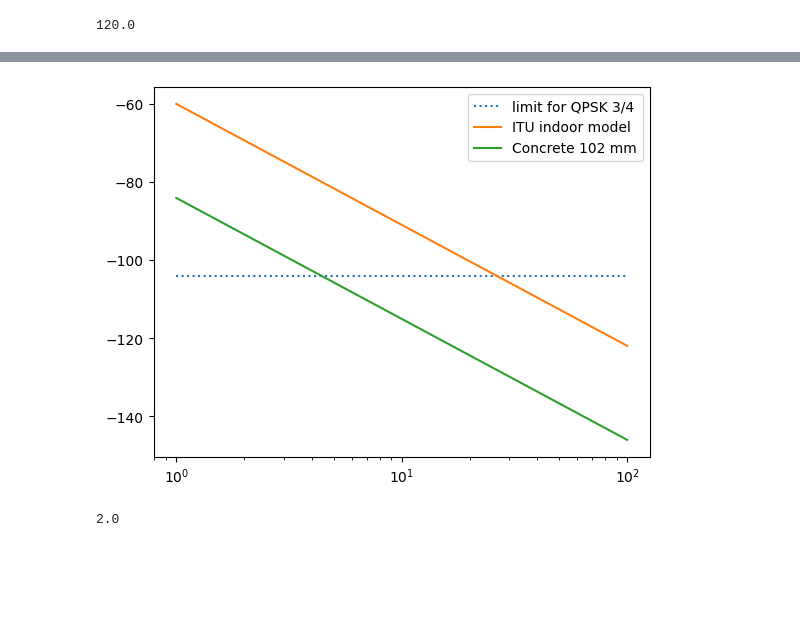
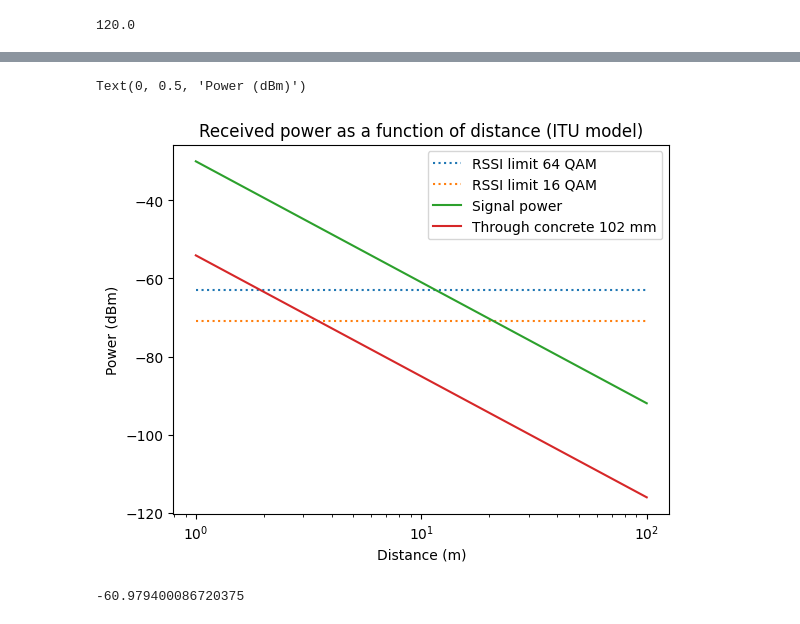
Before and after one commit to Joinatan/wireless_systems, a Jupyter notebook: casestudy1b/case_study1b.ipynb, the cells around one changed output, grey strips where cells are left out. Saved outputs shown, nothing was run; the diff lists cells and outputs as text; code cells hidden in the pictures; blank space fills up the shorter version.

```diff
--- a/casestudy1b/case_study1b.ipynb
+++ b/casestudy1b/case_study1b.ipynb
@@ -30,7 +30,7 @@ def propagationLossExp(r, k = 2.7):
     return (4 * np.pi/wavelength)** 2 * r**k
 
 def ITU_indoor_propagation(r, n=31, floors = 0):
-    return toLinear(20 * np.log10(c_freq/1e6) + n * np.log10(r) - 28 + (16 * floors)) #NO FLOORS (+16 per floor)
+    return toLinear(20 * np.log10(c_freq/1e6) - 28 + n * np.log10(r) + (16 * floors)) #NO FLOORS (+16 per floor)
 # %%
 #-------------PLOT SNR
 received_power_listSNR = []
@@ -91,25 +104,31 @@ plt.legend()
 # %%
 #-------------PLOT RECEIVED POWER
 received_power_list = []
 received_power_list_drywall = []
 received_power_list_concrete = []
 
 distance = 100
 
 for i in range(1, distance + 1):
-    received_power_list.append(todB(tx_power * antenna_gain**2 / (ITU_indoor_propagation(i))))
+    received_power_list.append(todB(tx_power * antenna_gain**2 / (ITU_indoor_propagation(i)))+30)
     received_power_list_drywall.append(received_power_list[i-1] - drywallLoss * 2)
     received_power_list_concrete.append(received_power_list[i-1] - concreteLoss)
 
-plt.plot(range(1, distance + 1), [-74-30 for x in range(0,distance)], label='limit for QPSK 3/4', linestyle='dotted')
-plt.plot(range(1, distance + 1), received_power_list, label='ITU indoor model')
+plt.plot(range(1, distance + 1), [-63 for x in range(0,distance)], label='RSSI limit 64 QAM', linestyle='dotted')
+plt.plot(range(1, distance + 1), [-71 for x in range(0,distance)], label='RSSI limit 16 QAM', linestyle='dotted')
+plt.plot(range(1, distance + 1), received_power_list, label='Signal power')
 #plt.plot(range(1, distance + 1), received_power_list_drywall, label='Drywall')
-plt.plot(range(1, distance + 1), received_power_list_concrete, label='Concrete 102 mm')
+plt.plot(range(1, distance + 1), received_power_list_concrete, label='Through concrete 102 mm')
 plt.legend()
 plt.xscale('log')
+plt.title("Received power as a function of distance (ITU model)")
+plt.xlabel("Distance (m)")
+plt.ylabel("Power (dBm)")
 # %% [output]
+Text(0, 0.5, 'Power (dBm)')
-[figure, old version]
+[figure, new version]
-# %%
-np.log2(4)
-# %% [output]
-2.0
+# %%
+160 * (3/4)
+todB(tx_power * antenna_gain**2 / (ITU_indoor_propagation(10)))+30
+# %% [output]
+-60.979400086720375
```
Also changed, not shown: parts of 3 cells of this notebook, 6 other files.
